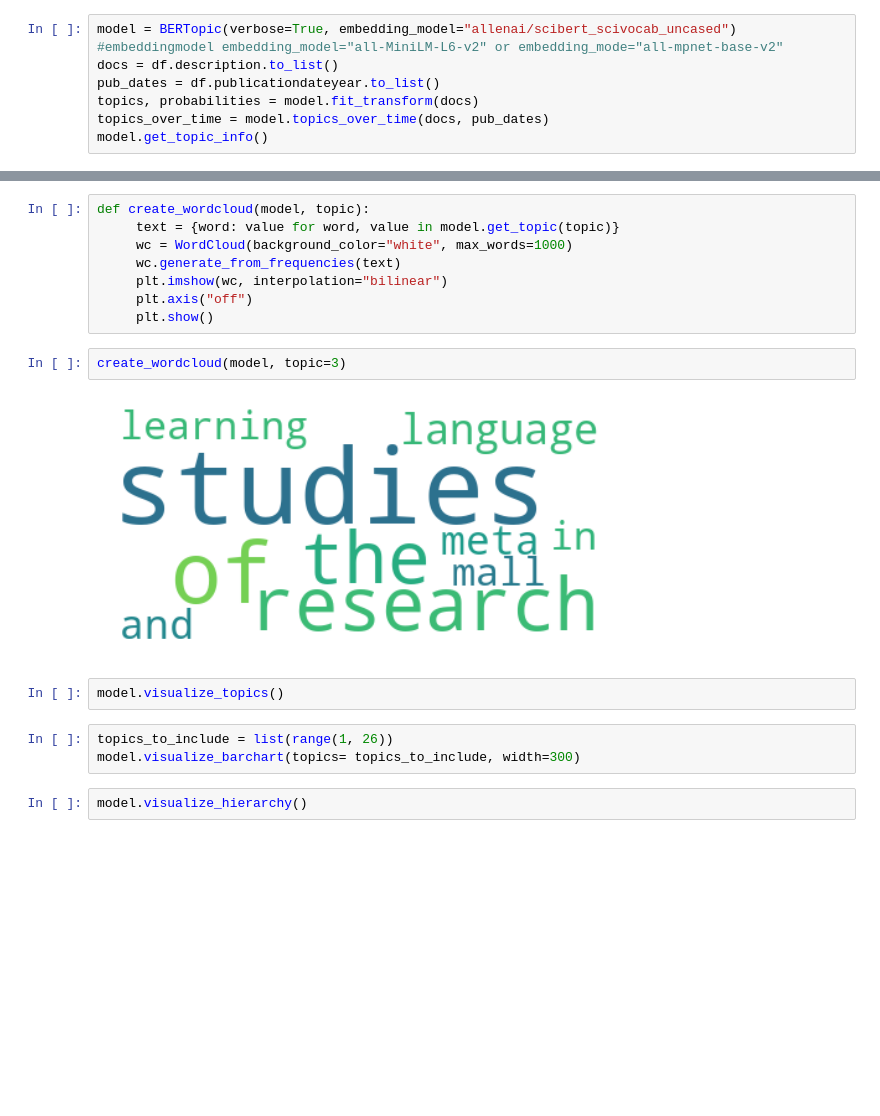
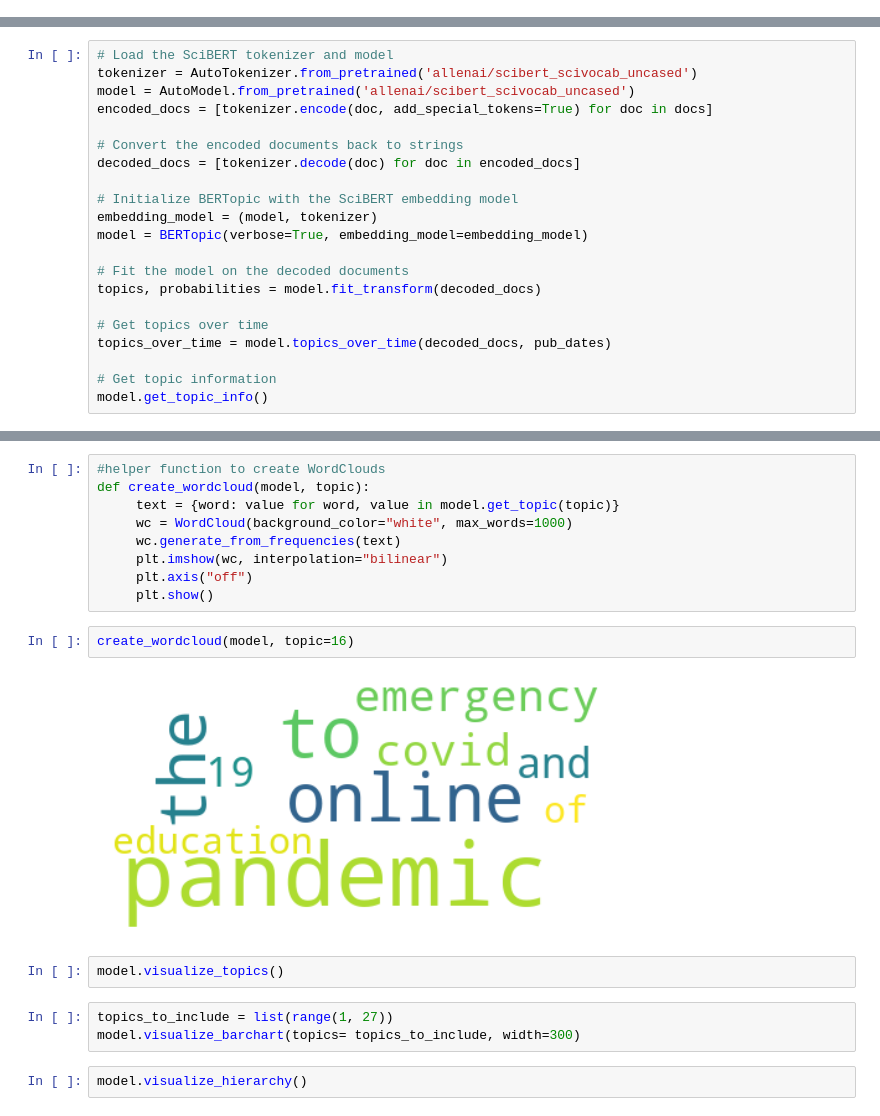
Before and after one commit to Naoru347/CALLResearchTrends, a Jupyter notebook: topic_modeling_scibert.ipynb, the cells around one changed output, grey strips where cells are left out. Cells and saved outputs as stored; diff of their text form; blank space fills up the shorter version.

```diff
--- a/topic_modeling_scibert.ipynb
+++ b/topic_modeling_scibert.ipynb
@@ -32,8 +35,0 @@ Data successfully converted to DataFrame. Conversion time: 0.003000497817993164
-# %%
-model = BERTopic(verbose=True, embedding_model="allenai/scibert_scivocab_uncased")
-#embeddingmodel embedding_model="all-MiniLM-L6-v2" or embedding_mode="all-mpnet-base-v2"
-docs = df.description.to_list()
-pub_dates = df.publicationdateyear.to_list()
-topics, probabilities = model.fit_transform(docs)
-topics_over_time = model.topics_over_time(docs, pub_dates)
-model.get_topic_info()
@@ -64,0 +36,21 @@ Some weights of the model checkpoint at C:\Users\joshu/.cache\torch\sentence_tra
+# %%
+# Load the SciBERT tokenizer and model
+tokenizer = AutoTokenizer.from_pretrained('allenai/scibert_scivocab_uncased')
+model = AutoModel.from_pretrained('allenai/scibert_scivocab_uncased')
+encoded_docs = [tokenizer.encode(doc, add_special_tokens=True) for doc in docs]
+
+# Convert the encoded documents back to strings
+decoded_docs = [tokenizer.decode(doc) for doc in encoded_docs]
+
+# Initialize BERTopic with the SciBERT embedding model
+embedding_model = (model, tokenizer)
+model = BERTopic(verbose=True, embedding_model=embedding_model)
+
+# Fit the model on the decoded documents
+topics, probabilities = model.fit_transform(decoded_docs)
+
+# Get topics over time
+topics_over_time = model.topics_over_time(decoded_docs, pub_dates)
+
+# Get topic information
+model.get_topic_info()
@@ -65,4 +81,5 @@ Some weights of the model checkpoint at C:\Users\joshu/.cache\torch\sentence_tra
 # %%
+#helper function to create WordClouds
 def create_wordcloud(model, topic):
      text = {word: value for word, value in model.get_topic(topic)}
      wc = WordCloud(background_color="white", max_words=1000)
@@ -71,13 +88,13 @@ def create_wordcloud(model, topic):
      plt.axis("off")
      plt.show()
 # %%
-create_wordcloud(model, topic=3)
+create_wordcloud(model, topic=16)
 # %% [output]
-[figure, old version]
+[figure, new version]
 # %%
 model.visualize_topics()
 # %%
-topics_to_include = list(range(1, 26))
+topics_to_include = list(range(1, 27))
 model.visualize_barchart(topics= topics_to_include, width=300)
 # %%
 model.visualize_hierarchy()
```
Also changed, not shown: parts of 7 cells of this notebook, 11 other files.
